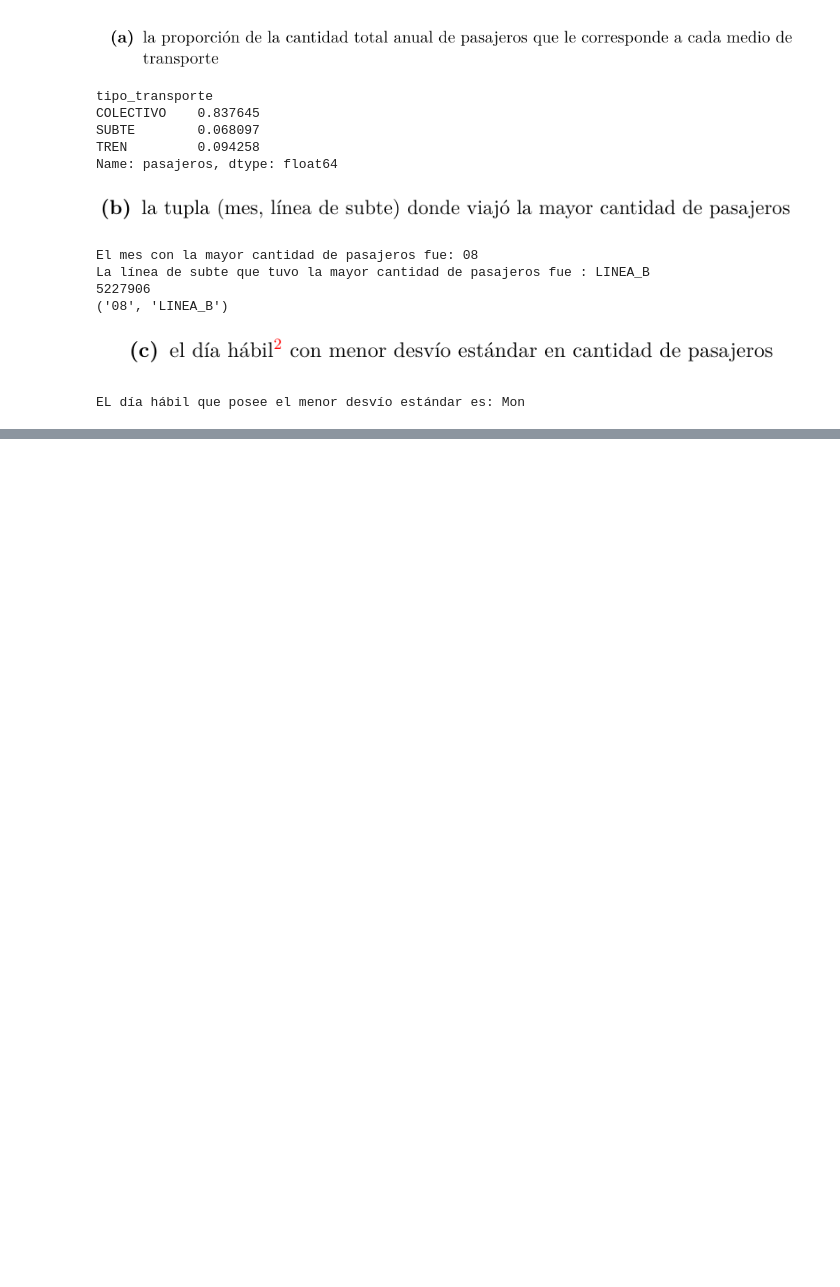
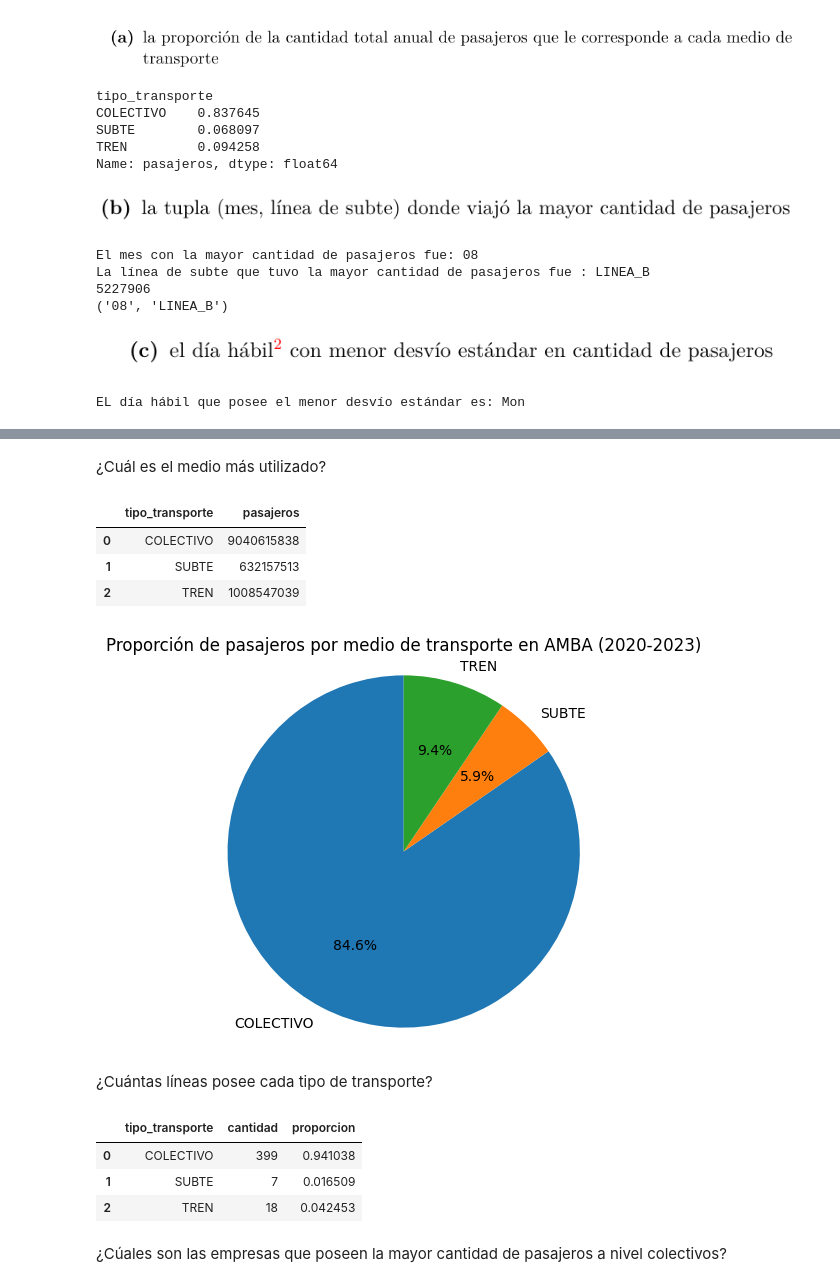
Before and after one commit to corrideluca/sube-2023, a Jupyter notebook: tp.ipynb, the cells around one changed output, grey strips where cells are left out. Drawn from its saved outputs; the diff is of its cells as text; code cells hidden in the pictures; blank space fills up the shorter version.

```diff
--- a/tp.ipynb
+++ b/tp.ipynb
@@ -183,0 +159,11 @@ plt.show()
+# %%
+# Agregamos a nuestra DataFrame las columnas correspondiente a tiempos
+
+df_all_years['fecha_dia'] = df_all_years['DIA_TRANSPORTE'].dt.day_name().str[:3]
+df_all_years['fecha_mes'] = df_all_years['DIA_TRANSPORTE'].dt.strftime('%m')
+df_all_years['fecha_ordinal'] = df_all_years['DIA_TRANSPORTE'].dt.dayofyear
+df_all_years['año'] = df_all_years['DIA_TRANSPORTE'].dt.year
+# %%
+#Renombro para normalizar y coloco todo en minusculas
+df_all_years = df_all_years.rename(columns = {"DIA_TRANSPORTE" : "fecha", "CANTIDAD" : "pasajeros"})
+df_all_years = df_all_years.rename(columns = str.lower)
@@ -183,0 +178,3 @@ plt.show()
+# %%
+#Trabajo sobre los datos del AMBA
+datos_ambas_completos = df_all_years[(df_all_years['amba'] == 'SI') & (df_all_years['dato_preliminar'] == "NO")]
@@ -183,0 +190,21 @@ plt.show()
+# %% [markdown]
+¿Cuál es el medio más utilizado?
+# %%
+# Proporción de tipo de transporte
+proporcion_transporte = datos_ambas_completos.groupby('tipo_transporte')['pasajeros'].sum().reset_index()
+proporcion_transporte
+# %% [output]
+|  | tipo_transporte | pasajeros |
+| 0 | COLECTIVO | 9040615838 |
+| 1 | SUBTE | 632157513 |
+| 2 | TREN | 1008547039 |
+# %%
+plt.figure(figsize=(5, 5))
+plt.pie(proporcion_transporte['pasajeros'], labels=proporcion_transporte['tipo_transporte'], autopct='%1.1f%%', startangle=90)
+plt.title('Proporción de pasajeros por medio de transporte en AMBA (2020-2023)')
+plt.axis('equal')  # Asegura que el gráfico sea un círculo
+plt.show()
+# %% [output]
+[figure, added]
+# %% [markdown]
+¿Cuántas líneas posee cada tipo de transporte?
@@ -183,0 +215,12 @@ plt.show()
+# %%
+# proporción de cada tipo de transporte
+total_lineas_amba = lineas_por_transporte_amba['cantidad'].sum()
+lineas_por_transporte_amba['proporcion'] = lineas_por_transporte_amba['cantidad'] / total_lineas_amba
+lineas_por_transporte_amba
+# %% [output]
+|  | tipo_transporte | cantidad | proporcion |
+| 0 | COLECTIVO | 399 | 0.941038 |
+| 1 | SUBTE | 7 | 0.016509 |
+| 2 | TREN | 18 | 0.042453 |
+# %% [markdown]
+¿Cúales son las empresas que poseen la mayor cantidad de pasajeros a nivel colectivos?
```
Also changed, not shown: parts of 32 cells of this notebook.
